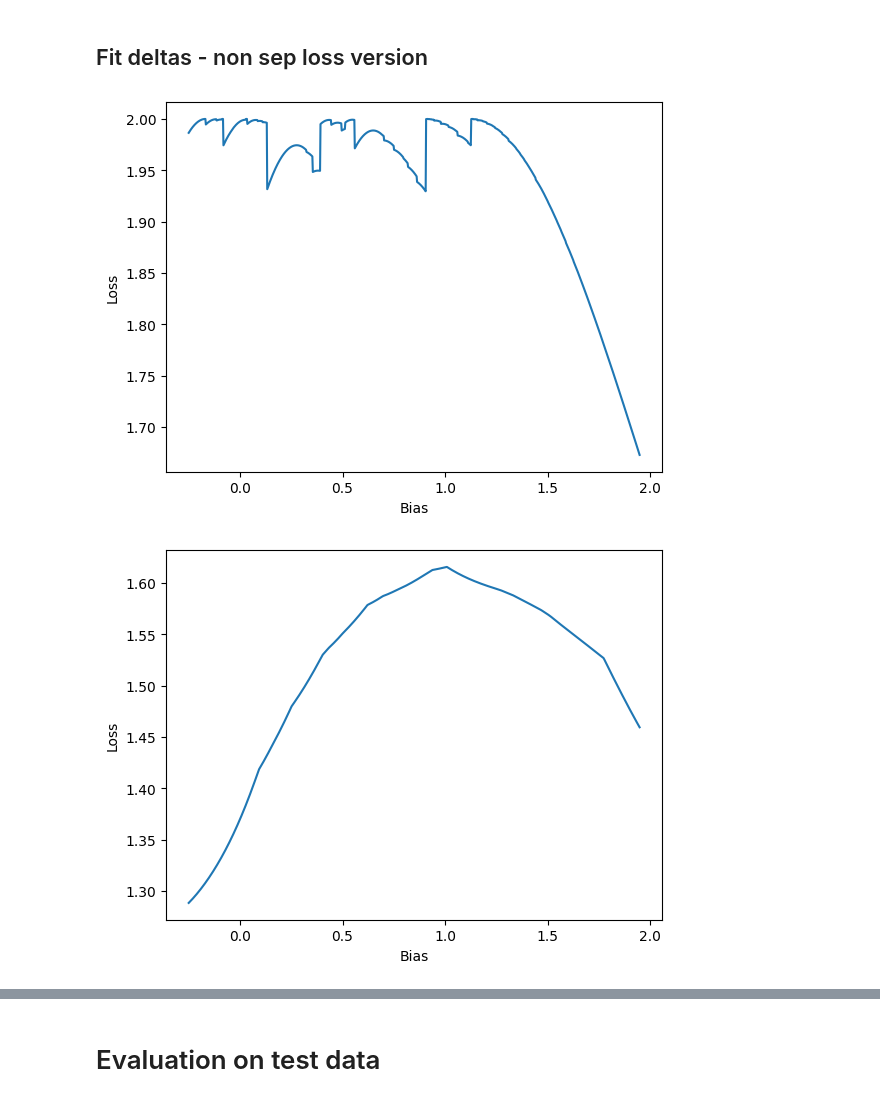
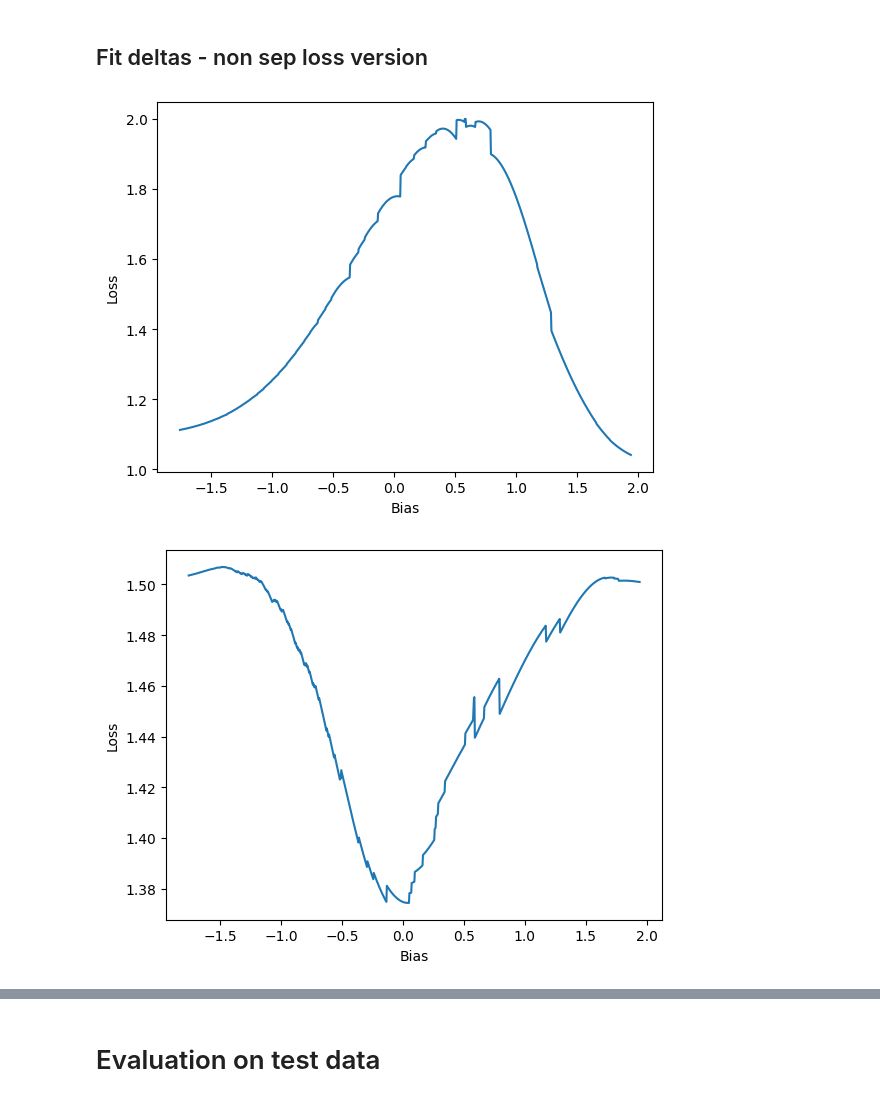
Before and after one commit to mattclifford1/linear_confidence, a Jupyter notebook: notebooks-non-sep/Gaussian_non_sep.ipynb, the cells around one changed output, grey strips where cells are left out. Cells and saved outputs as stored; diff of their text form; code cells hidden in the pictures.

Commit message:
analysis of different loss function types

```diff
--- a/notebooks-non-sep/Gaussian_non_sep.ipynb
+++ b/notebooks-non-sep/Gaussian_non_sep.ipynb
@@ -10,8 +13,8 @@ import deltas.plotting.plots as plots
 # %% [markdown]
 ## Get data
 # %%
-N1 = 10
-N2 = 100
+N1 = 100
+N2 = 10
 # Gaussian (not always seperable)
 data_clf = data.get_data(
     m1=[-2, -2],
@@ -65,9 +68,9 @@ clf = data_clf['clf']
 deltas = non_sep.deltas(
     clf).fit(X, y, _plot=True)
 # %% [output]
-[figure, old version]
+[figure, new version]
 # %%
 deltas = non_sep.deltas(
-    clf).fit(X, y, _plot=True, only_furtherest_k=False)
+    clf).fit(X, y, _plot=True, only_furtherest_k=False, loss_type='mean', res=1000)
 # %% [output]
-[figure, old version]
+[figure, new version]
```
Also changed, not shown: parts of 7 cells of this notebook, 1 other file.
